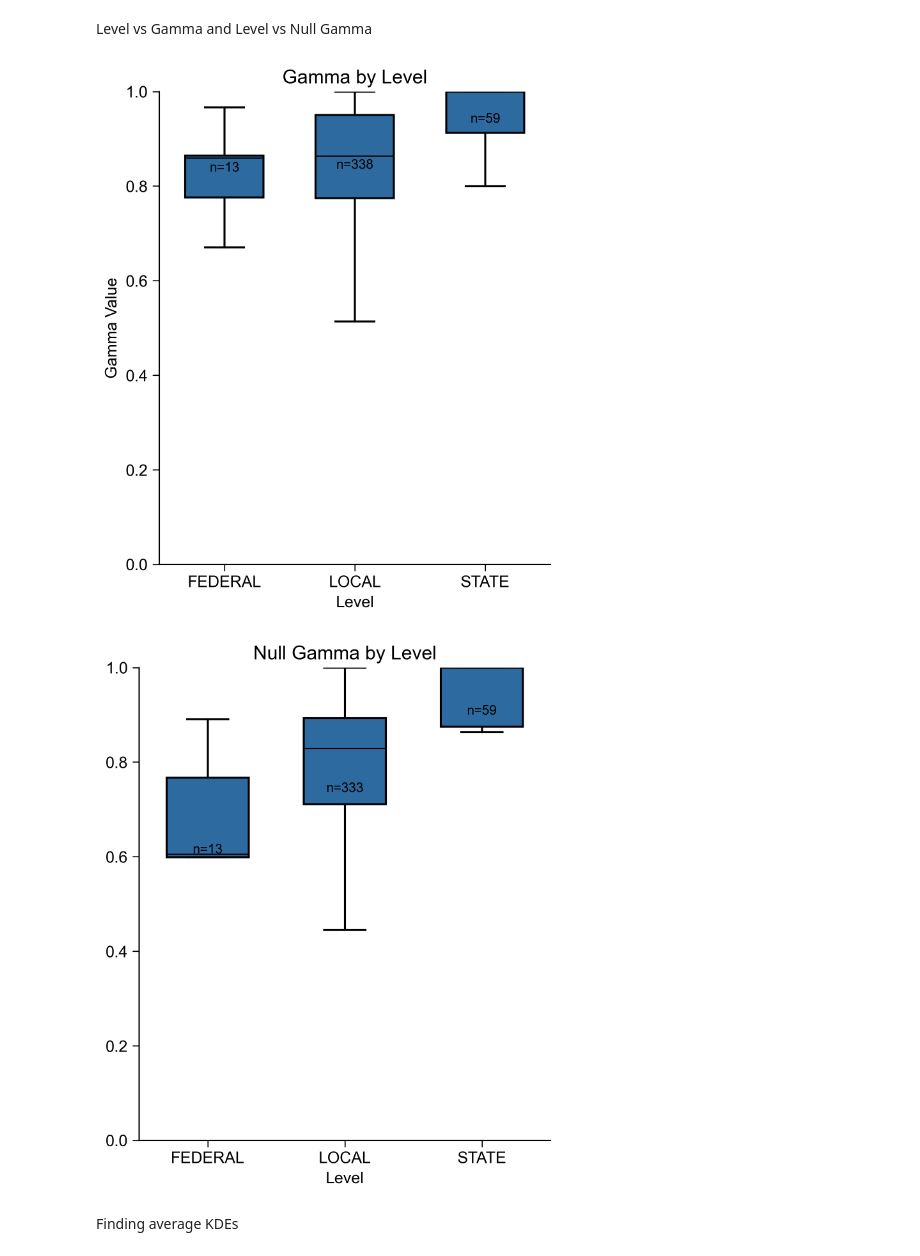
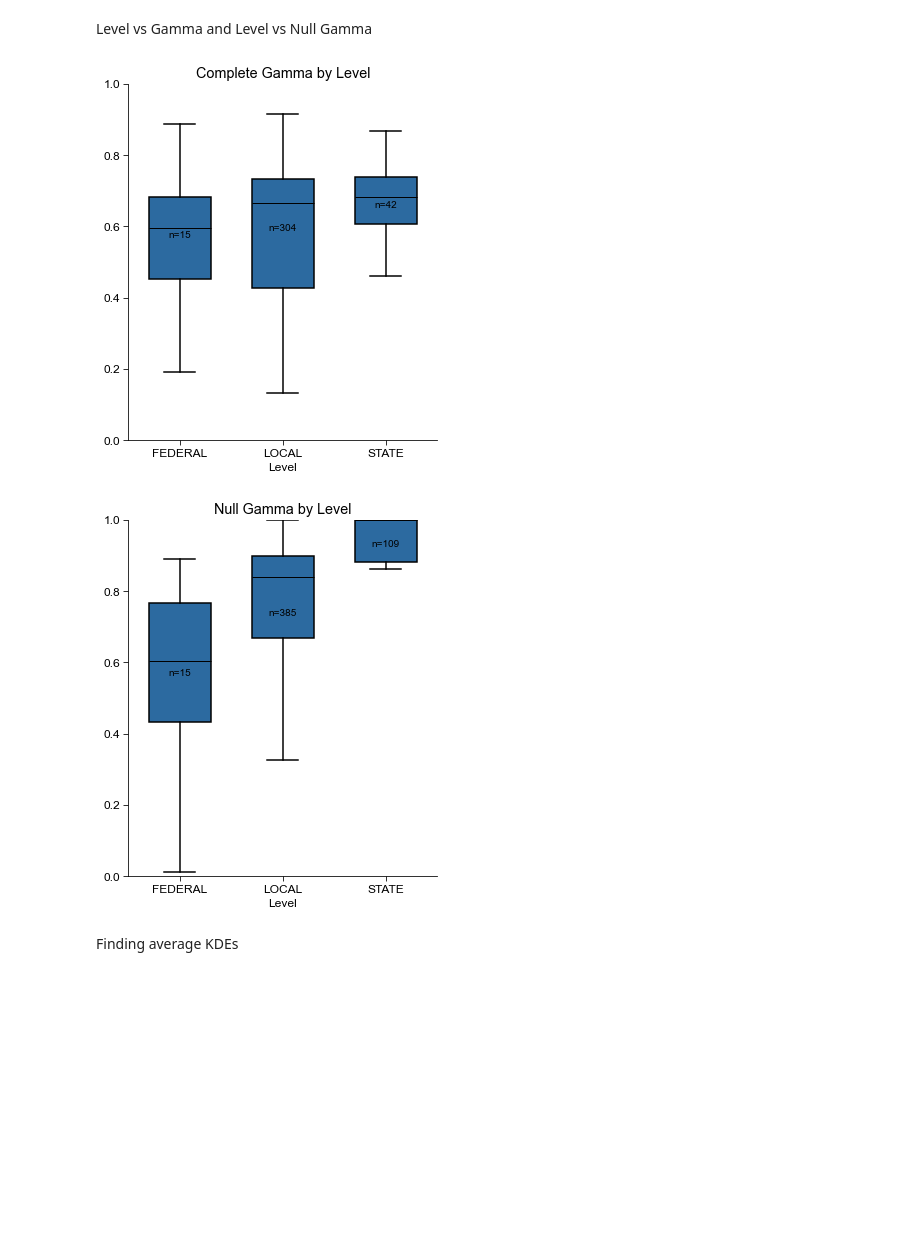
Before and after one commit to SamWangPhD/bugs-in-democracy, a Jupyter notebook: cleaned files/figures.ipynb, the cells around one changed output. Cells and saved outputs as stored; diff of their text form; code cells hidden in the pictures; blank space fills up the shorter version.

```diff
--- a/cleaned files/figures.ipynb
+++ b/cleaned files/figures.ipynb
@@ -106,7 +112,7 @@ plt.show()
 # %% [markdown]
 Partisan vs Gamma and Partisan vs Null Gamma
 # %%
-gamma_data = pd.read_csv("election_table_after_2023_updated(2).csv")
+gamma_data = pd.read_csv("election_table.csv")
 # %%
 import numpy as np
 import pandas as pd
@@ -121,10 +127,10 @@ filtered_data = filtered_data.sort_values(by="min_count")
 
 # --- 3) group by the min_count instead of choices ---
 grouped_data = filtered_data.groupby('min_count').agg(
-    gamma_mean=('gamma', 'mean'),
-    gamma_sem =('gamma', lambda x: np.std(x, ddof=1)/np.sqrt(len(x))),
-    null_gamma_mean=('null_gamma', 'mean'),
-    null_gamma_sem =('null_gamma', lambda x: np.std(x, ddof=1)/np.sqrt(len(x)))
+    gamma_mean=('complete_gamma', 'mean'),
+    gamma_sem =('complete_gamma', lambda x: np.std(x, ddof=1)/np.sqrt(len(x))),
+    null_gamma_mean=('null_gamma_recalculated', 'mean'),
+    null_gamma_sem =('null_gamma_recalculated', lambda x: np.std(x, ddof=1)/np.sqrt(len(x)))
 ).reset_index()
 
 # --- 4) plot exactly as before, but use 'min_count' on the x-axis ---
@@ -187,7 +193,7 @@ plt.rcParams.update({
 
 colormap = {'YES': "#2c6aa0", 'NO': "#2c6aa0"}
 
-for col in ["gamma","null_gamma"]:
+for col in ["complete_gamma","null_gamma"]:
     yes_vals = gamma_data.loc[gamma_data["partisan"]=="YES", col].dropna()
     no_vals  = gamma_data.loc[gamma_data["partisan"]=="NO",  col].dropna()
 
@@ -265,7 +271,7 @@ palette = {
     "STATE":   "#2c6aa0",  # purple
 }
 
-for col in ["gamma","null_gamma"]:
+for col in ["complete_gamma","null_gamma"]:
     # 3) Gather the data, counts and means
     data = []
     counts = []
@@ -285,35 +291,35 @@ for col in ["gamma","null_gamma"]:
         showfliers=False,  # hide outliers
         boxprops=dict(linewidth=1.5),
         whiskerprops=dict(linewidth=1.5),
         capprops=dict(linewidth=1.5),
         medianprops=dict(linewidth=1, color="black"),
         widths=0.6
     )
     # 5) Color each box
     for i, lvl in enumerate(levels):
         bp["boxes"][i].set(facecolor=palette[lvl])
 
     # 6) Annotate n= on the mean y-position
     for i, (m, n) in enumerate(zip(means, counts), start=1):
         ax.text(
             i, m,
             f"n={n}",
             ha="center", va="center",
             fontsize=10,
             fontweight="normal"
         )
 
     # 7) Final touches
     ax.set_ylim(0, 1)  # fixed 0–1 range
     ax.set_title(f"{col.replace('_',' ').title()} by Level")
     ax.set_xlabel("Level")
     ax.set_ylabel("Gamma Value" if col == "gamma" else "")
 
     plt.tight_layout()
     plt.show()
 # %% [output]
-[figure, old version]
+[figure, new version]
-[figure, old version]
+[figure, new version]
 # %% [markdown]
 Finding average KDEs
 # %%
```
Also changed, not shown: parts of 11 cells of this notebook, 3 other files.
